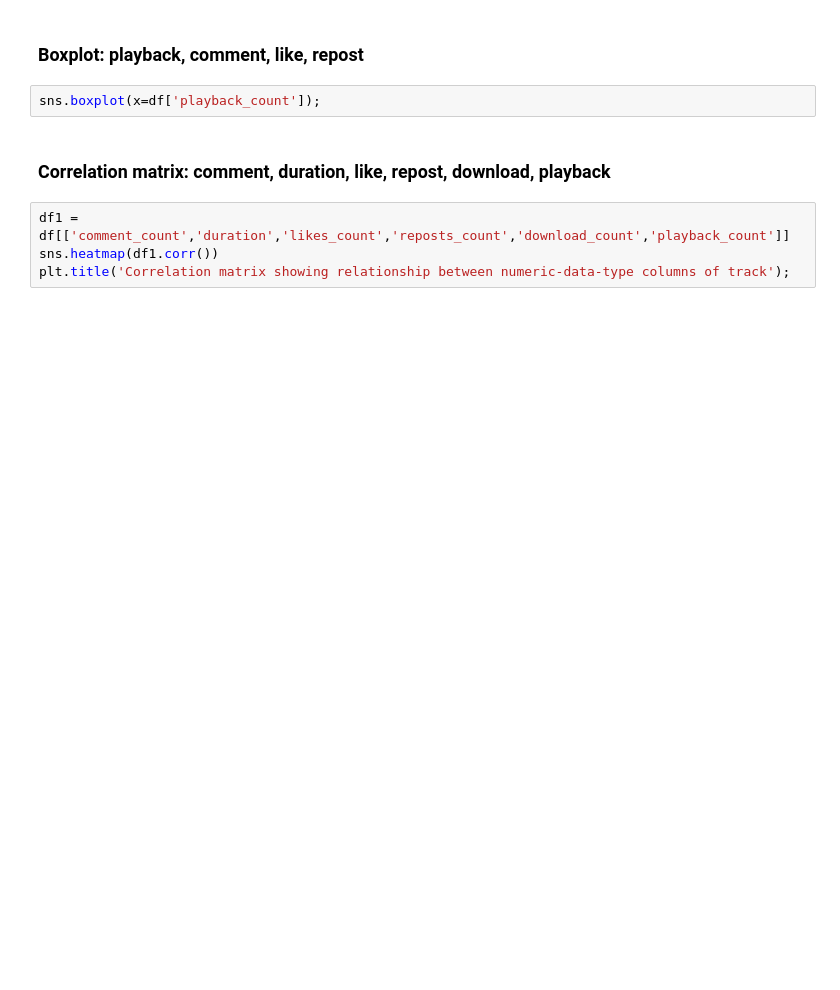
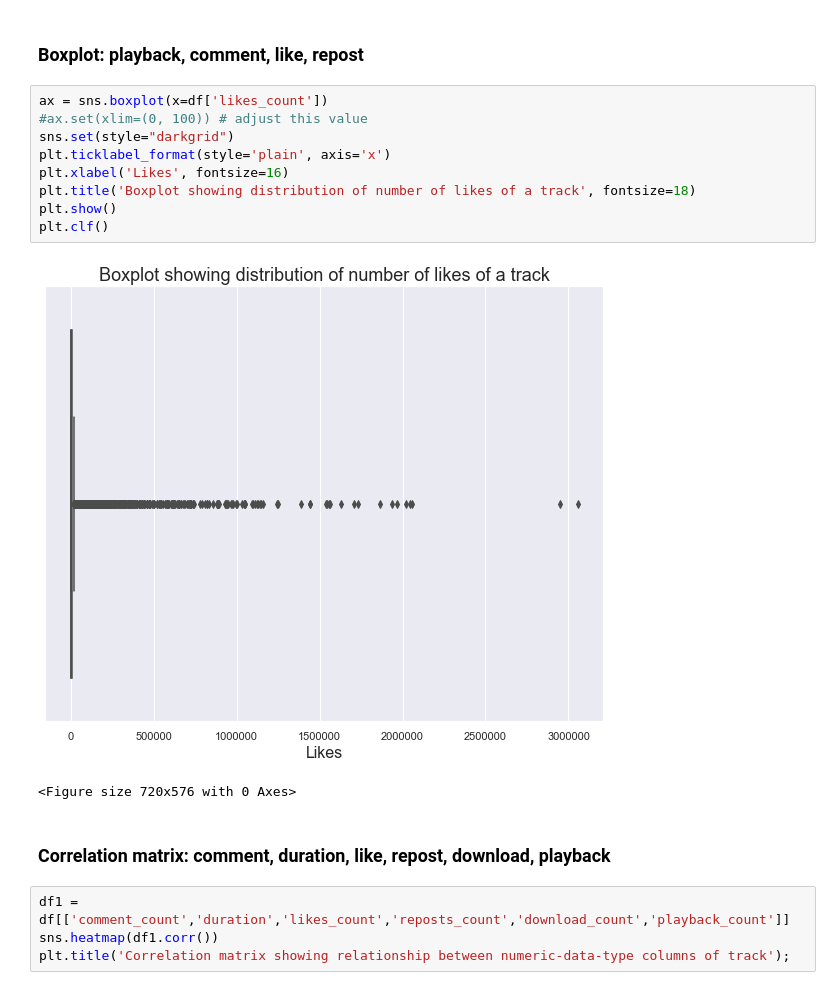
Before and after one commit to machung2001/SoundCloud, a Jupyter notebook: src/tracks_plotCharts.ipynb, the cells around one changed output. Saved outputs shown, nothing was run; the diff lists cells and outputs as text; blank space fills up the shorter version.

```diff
--- a/src/tracks_plotCharts.ipynb
+++ b/src/tracks_plotCharts.ipynb
@@ -70,7 +97,17 @@ plt.clf()
 # %% [markdown]
 ### Boxplot: playback, comment, like, repost
 # %%
-sns.boxplot(x=df['playback_count']);
+ax = sns.boxplot(x=df['likes_count'])
+#ax.set(xlim=(0, 100)) # adjust this value
+sns.set(style="darkgrid")
+plt.ticklabel_format(style='plain', axis='x')
+plt.xlabel('Likes', fontsize=16)
+plt.title('Boxplot showing distribution of number of likes of a track', fontsize=18)
+plt.show()
+plt.clf()
+# %% [output]
+[figure, added]
+<Figure size 720x576 with 0 Axes>
 # %% [markdown]
 ### Correlation matrix: comment, duration, like, repost, download, playback
 # %%
```
Also changed, not shown: parts of 8 cells of this notebook, 4 other files.
